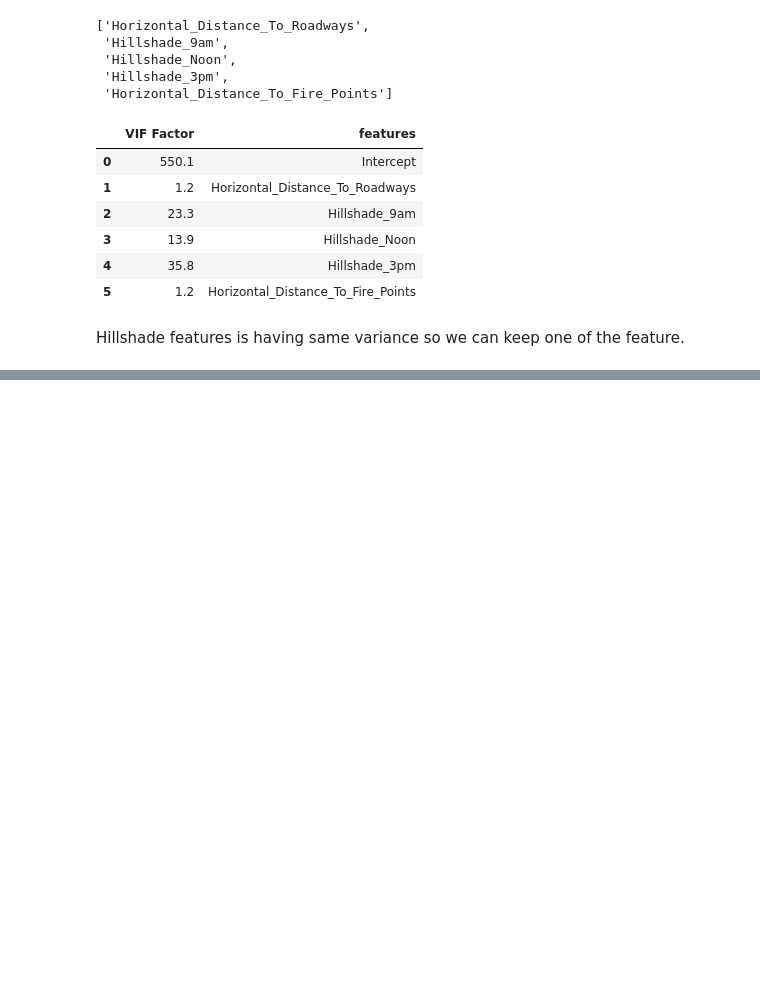
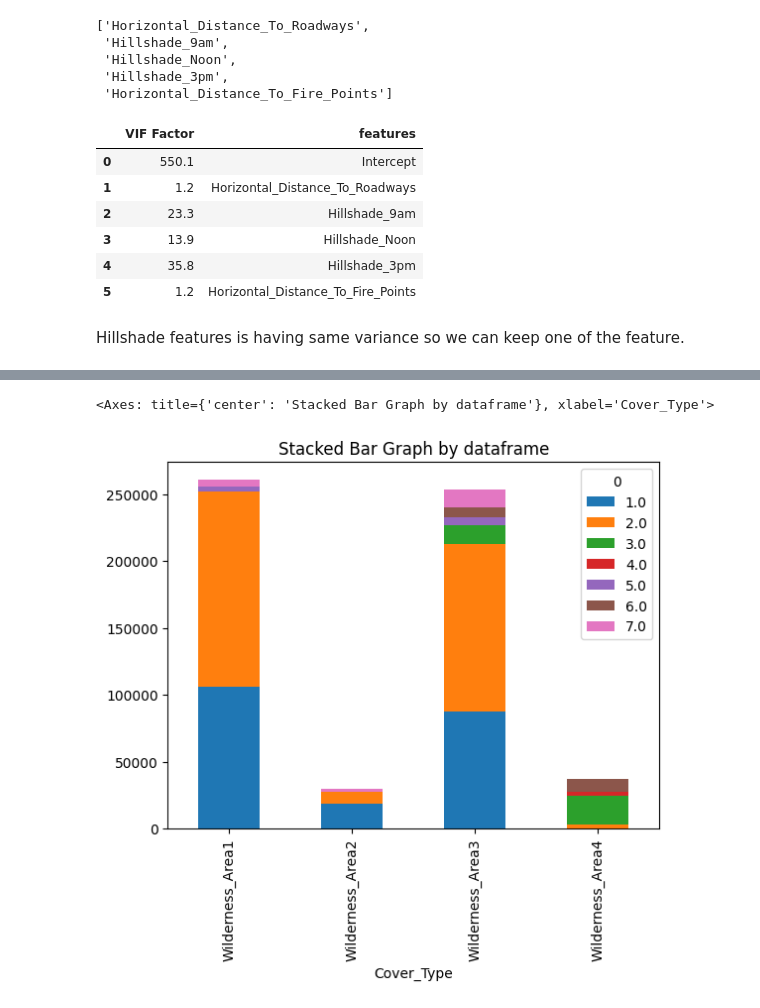
Before and after one commit to akhil97/Final-Project-Group7, a Jupyter notebook: Yashwant/Forest_Cover_prediction.ipynb, the cells around one changed output, grey strips where cells are left out. Saved outputs shown, nothing was run; the diff lists cells and outputs as text; code cells hidden in the pictures; blank space fills up the shorter version.

```diff
--- a/Yashwant/Forest_Cover_prediction.ipynb
+++ b/Yashwant/Forest_Cover_prediction.ipynb
@@ -184,0 +538,5 @@ Hillshade features is having same variance so we can keep one of the feature.
+# %%
+col = ['Wilderness_Area1','Wilderness_Area2', 'Wilderness_Area3', 'Wilderness_Area4']
+
+for i in col:
+  wild_area = wild_area.merge(df[df[i]==1].groupby(['Cover_Type'])[i].count().rename(i).reset_index(), on='Cover_Type', how='left')
@@ -184,0 +554,11 @@ Hillshade features is having same variance so we can keep one of the feature.
+# %%
+c = wild_area.T.reset_index()
+# %%
+c.columns = c.iloc[0]
+# %%
+c= c.drop(0)
+# %%
+c.plot(x='Cover_Type', kind='bar', stacked=True,title='Stacked Bar Graph by dataframe')
+# %% [output]
+<Axes: title={'center': 'Stacked Bar Graph by dataframe'}, xlabel='Cover_Type'>
+[figure, added]
```
Also changed, not shown: parts of 57 cells of this notebook.
